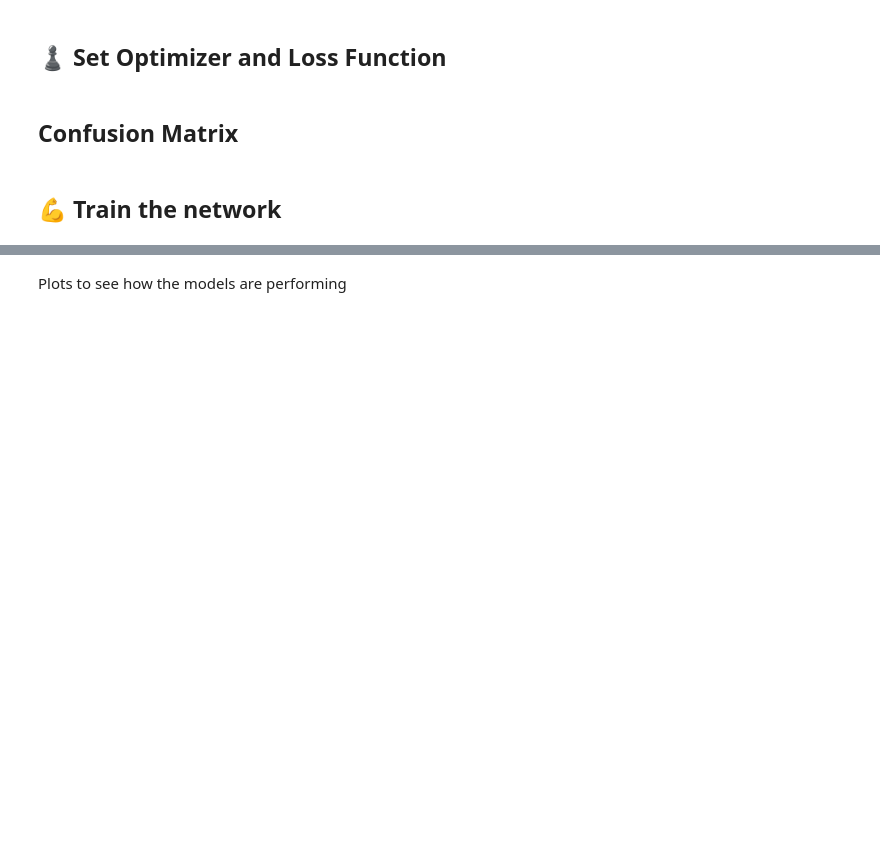
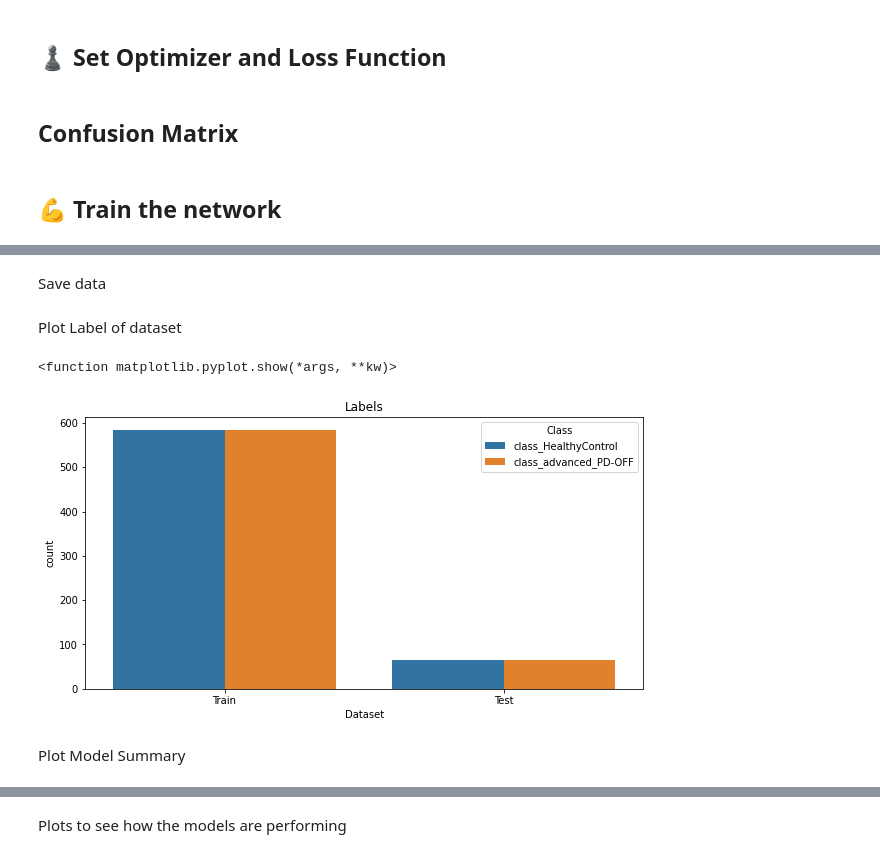
Before and after one commit to pietrodileo/Python_for_MD_thesis, a Jupyter notebook: CNN_CrossValidation.ipynb, the cells around one changed output, grey strips where cells are left out. Drawn from its saved outputs; the diff is of its cells as text; code cells hidden in the pictures; blank space fills up the shorter version.

```diff
--- a/CNN_CrossValidation.ipynb
+++ b/CNN_CrossValidation.ipynb
@@ -15,13 +15,12 @@ import matplotlib.pyplot as plt
 import seaborn as sns
 import matplotlib.image as mimg
 %matplotlib inline
-plt.rcParams["figure.figsize"] = (10,7)
 from scipy import misc
 import sklearn
 import os
 
 from sklearn.model_selection import train_test_split
-from sklearn.metrics import classification_report, confusion_matrix
+from sklearn.metrics import classification_report, confusion_matrix, roc_curve, auc
 
 # DEEP LEARNING IMPORTS
 from keras.models import Sequential, load_model
@@ -666,0 +777,2 @@ Epoch 12/100
+# %% [markdown]
+Save data
@@ -667,3 +785,25 @@ Epoch 12/100
+# %% [markdown]
+Plot Label of dataset
+# %%
+plt.figure(figsize=(10, 5))
+
+ImageLabeldf = pd.DataFrame(ImageLabel)
+ImageLabeldf['Dataset'] = 'Train'
+
+ImageLabelTestdf = pd.DataFrame(ImageLabelTest)
+ImageLabelTestdf['Dataset'] = 'Test'
+
+frames = [ImageLabeldf, ImageLabelTestdf]
+resultDFSet = pd.concat(frames)
+
+sns.countplot(data=resultDFSet, x="Dataset", hue="Class")
+plt.title('Labels')
+plt.show
+# %% [output]
+<function matplotlib.pyplot.show(*args, **kw)>
+[figure, added]
+# %% [markdown]
+Plot Model Summary
 # %%
 Summary = os.path.join(outputPath,'modelsummary.txt')
 modelInfo = model.summary()
```
Also changed, not shown: parts of 18 cells of this notebook.
